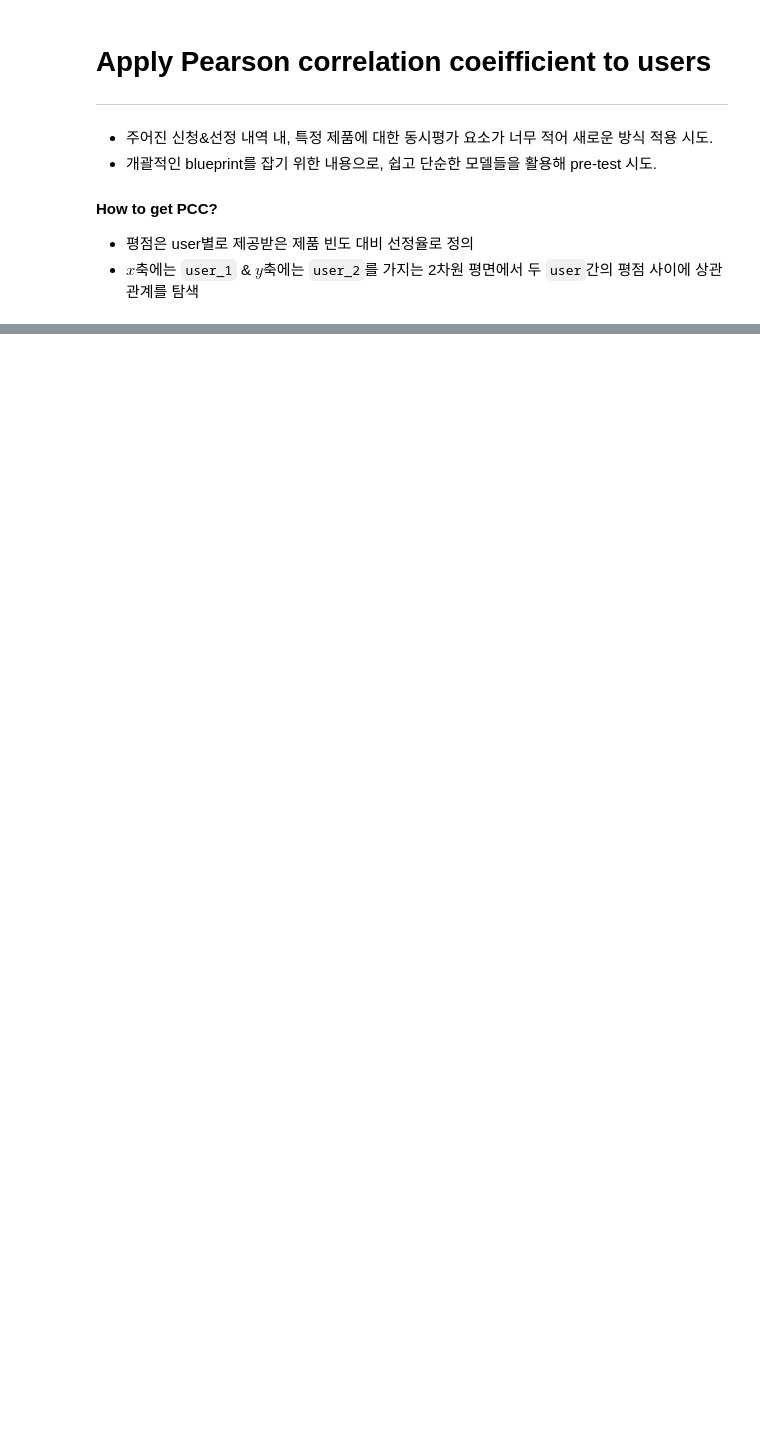
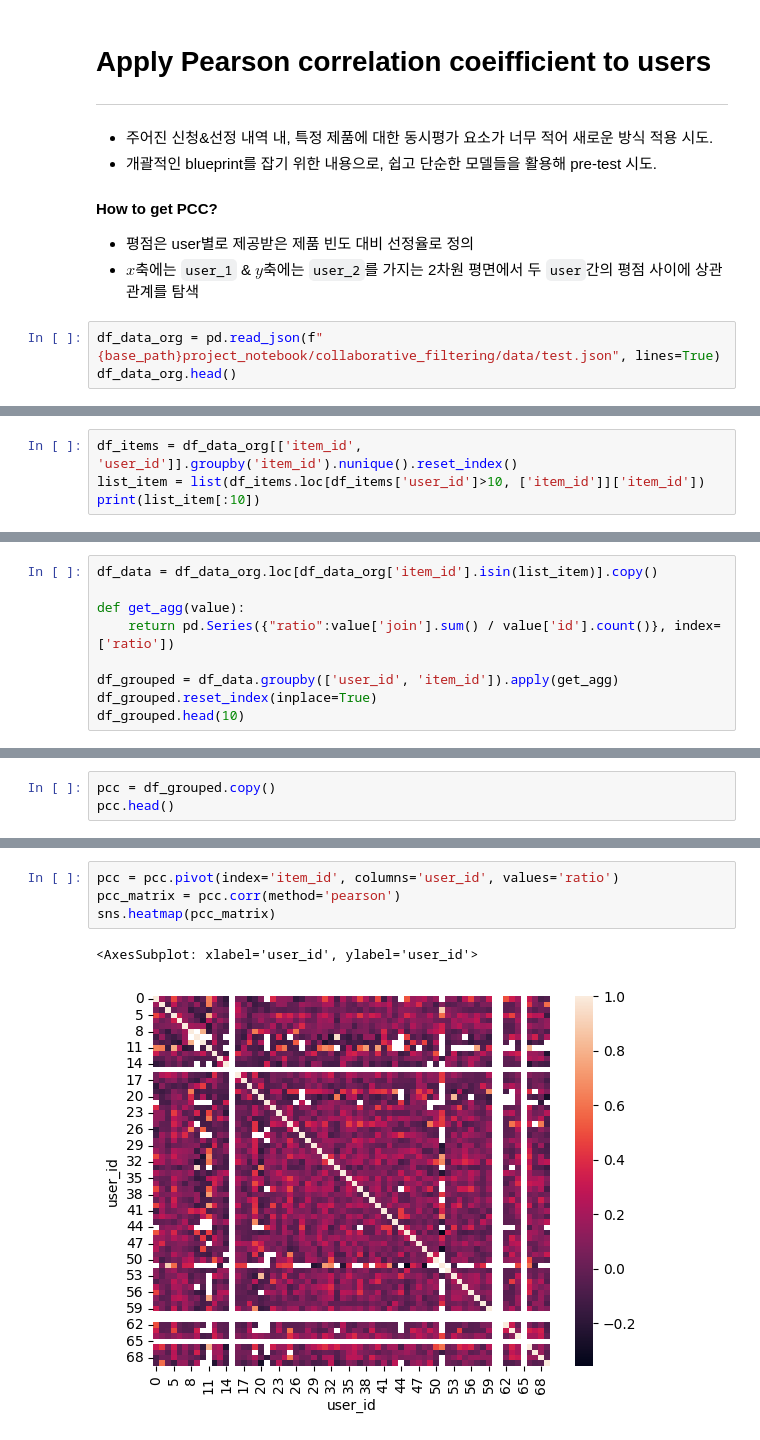
Before and after one commit to csLee94/project_notebook, a Jupyter notebook: collaborative_filtering/notebooks/get_pcc.ipynb, the cells around one changed output, grey strips where cells are left out. Saved outputs shown, nothing was run; the diff lists cells and outputs as text; blank space fills up the shorter version.

```diff
--- a/collaborative_filtering/notebooks/get_pcc.ipynb
+++ b/collaborative_filtering/notebooks/get_pcc.ipynb
@@ -20,3 +18,6 @@ Error:
 #### How to get PCC?
 - 평점은 user별로 제공받은 제품 빈도 대비 선정율로 정의
 - $x$축에는 `user_1` & $y$축에는 `user_2`를 가지는 2차원 평면에서 두 `user`간의 평점 사이에 상관관계를 탐색
+# %%
+df_data_org = pd.read_json(f"{base_path}project_notebook/collaborative_filtering/data/test.json", lines=True)
+df_data_org.head()
@@ -22,0 +33,4 @@ Error:
+# %%
+df_items = df_data_org[['item_id', 'user_id']].groupby('item_id').nunique().reset_index()
+list_item = list(df_items.loc[df_items['user_id']>10, ['item_id']]['item_id'])
+print(list_item[:10])
@@ -22,0 +39,9 @@ Error:
+# %%
+df_data = df_data_org.loc[df_data_org['item_id'].isin(list_item)].copy()
+
+def get_agg(value):
+    return pd.Series({"ratio":value['join'].sum() / value['id'].count()}, index=['ratio'])
+
+df_grouped = df_data.groupby(['user_id', 'item_id']).apply(get_agg)
+df_grouped.reset_index(inplace=True)
+df_grouped.head(10)
@@ -22,0 +62,3 @@ Error:
+# %%
+pcc = df_grouped.copy()
+pcc.head()
@@ -22,0 +72,7 @@ Error:
+# %%
+pcc = pcc.pivot(index='item_id', columns='user_id', values='ratio')
+pcc_matrix = pcc.corr(method='pearson')
+sns.heatmap(pcc_matrix)
+# %% [output]
+<AxesSubplot: xlabel='user_id', ylabel='user_id'>
+[figure, added]
```
Also changed, not shown: parts of 27 cells of this notebook, 1 other file.
